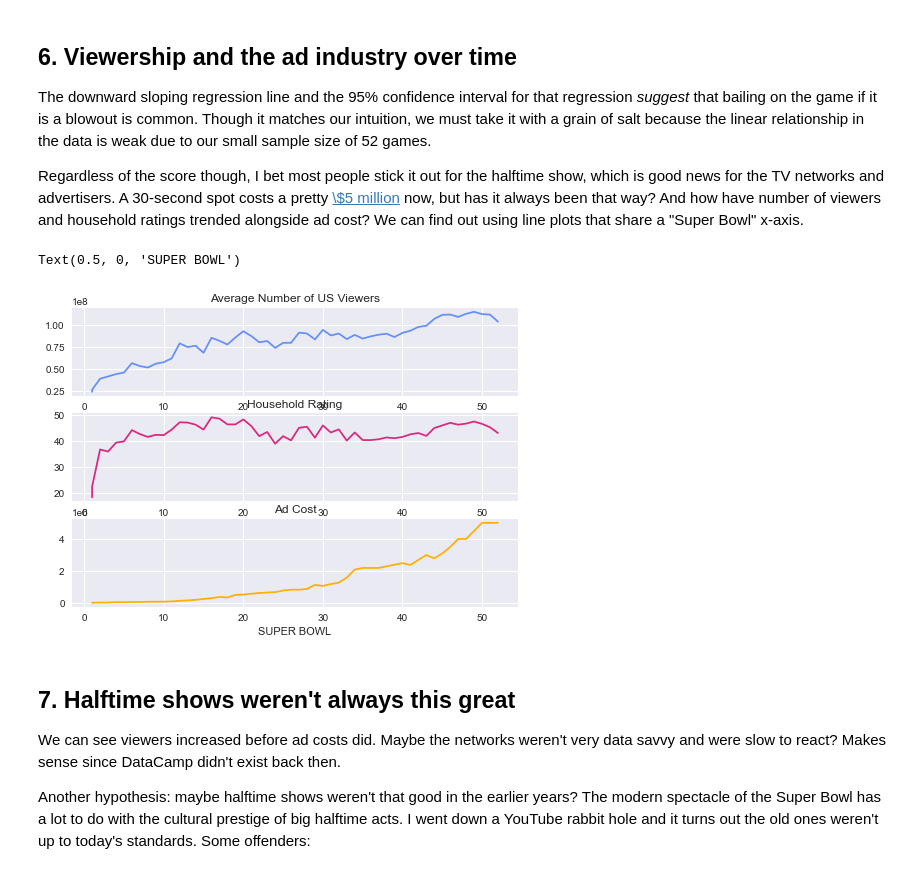
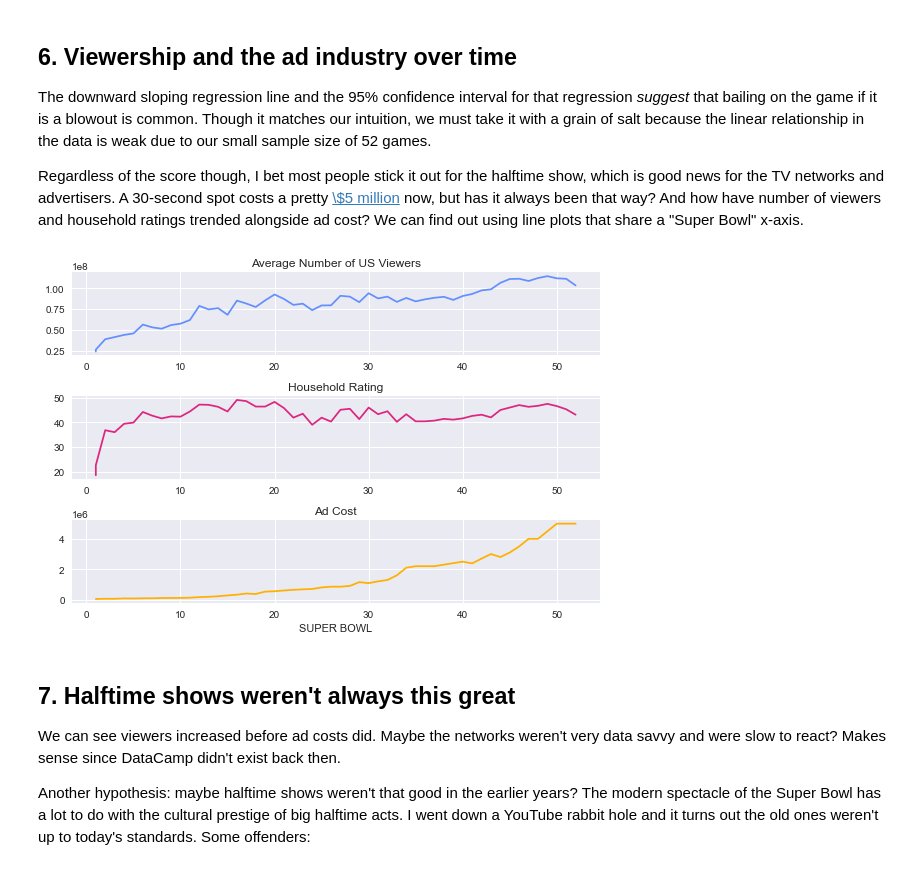
Before and after one commit to abhiwer/Python_ProjectTV-, a Jupyter notebook: TV, Halftime Shows, and the Big Game/notebook.ipynb, the cells around one changed output. Drawn from its saved outputs; the diff is of its cells as text; code cells hidden in the pictures.

```diff
--- a/TV, Halftime Shows, and the Big Game/notebook.ipynb
+++ b/TV, Halftime Shows, and the Big Game/notebook.ipynb
@@ -176,25 +176,24 @@ sns.regplot(x = 'difference_pts' , y= 'share_household', data=games_tv)
 # %%
 # Create a figure with 3x1 subplot and activate the top subplot
 plt.subplot(3, 1, 1)
 plt.plot(tv["super_bowl"],tv["avg_us_viewers"],  color='#648FFF')
 plt.title('Average Number of US Viewers')
 
 # Activate the middle subplot
 plt.subplot(3, 1, 2)
 plt.plot(tv["super_bowl"] ,  tv["rating_household"] , color = '#DC267F')
 plt.title('Household Rating')
 
 # Activate the bottom subplot
 plt.subplot(3, 1, 3)
 plt.plot(tv["super_bowl"] ,tv["ad_cost"] , color = '#FFB000')
 plt.title('Ad Cost')
 plt.xlabel('SUPER BOWL')
 
 # Improve the spacing between subplots
-#plt.tight_layout()
+plt.tight_layout()
 # %% [output]
-Text(0.5, 0, 'SUPER BOWL')
-[figure, old version]
+[figure, new version]
 # %% [markdown]
 ## 7. Halftime shows weren't always this great
 <p>We can see viewers increased before ad costs did. Maybe the networks weren't very data savvy and were slow to react? Makes sense since DataCamp didn't exist back then.</p>
```
